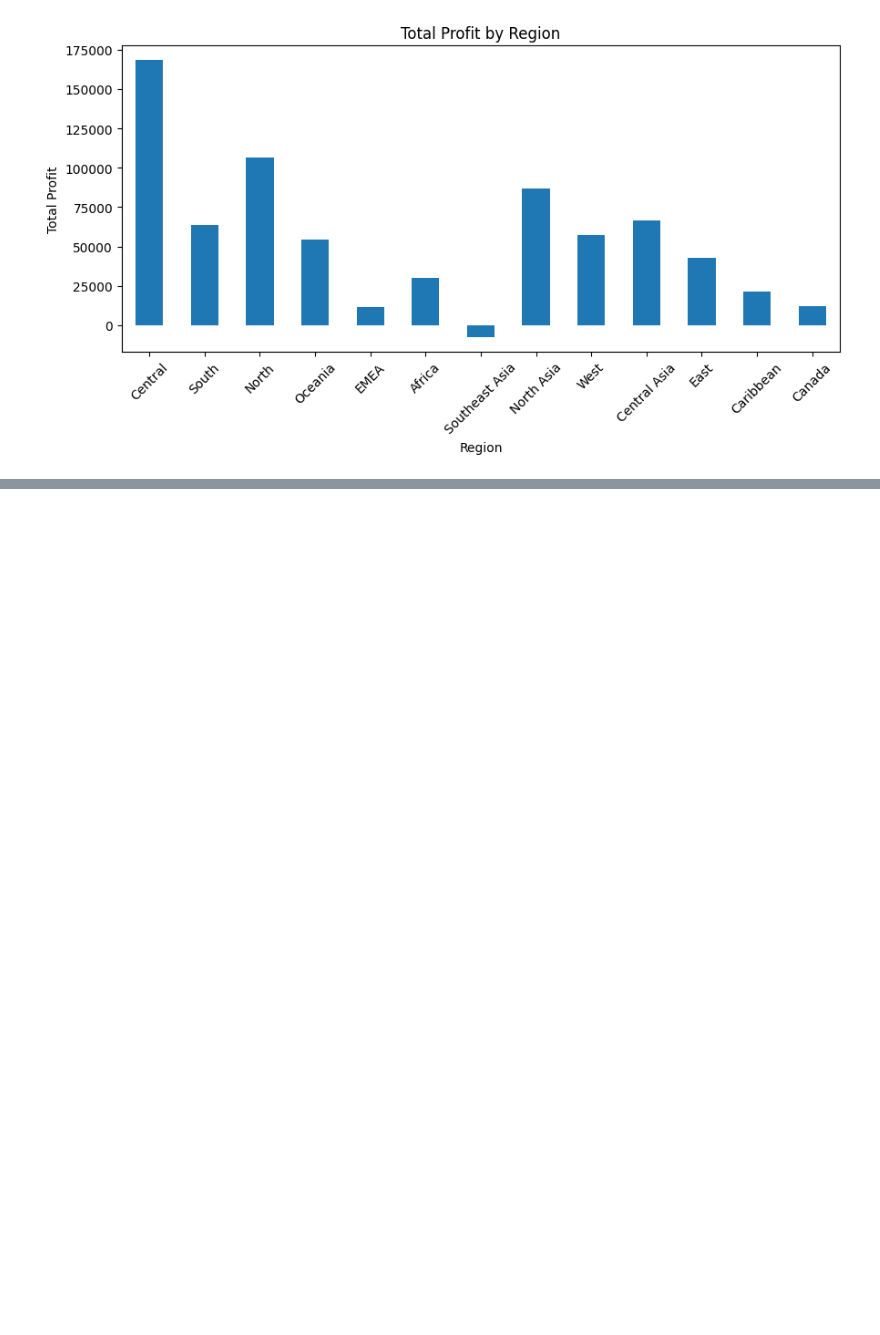
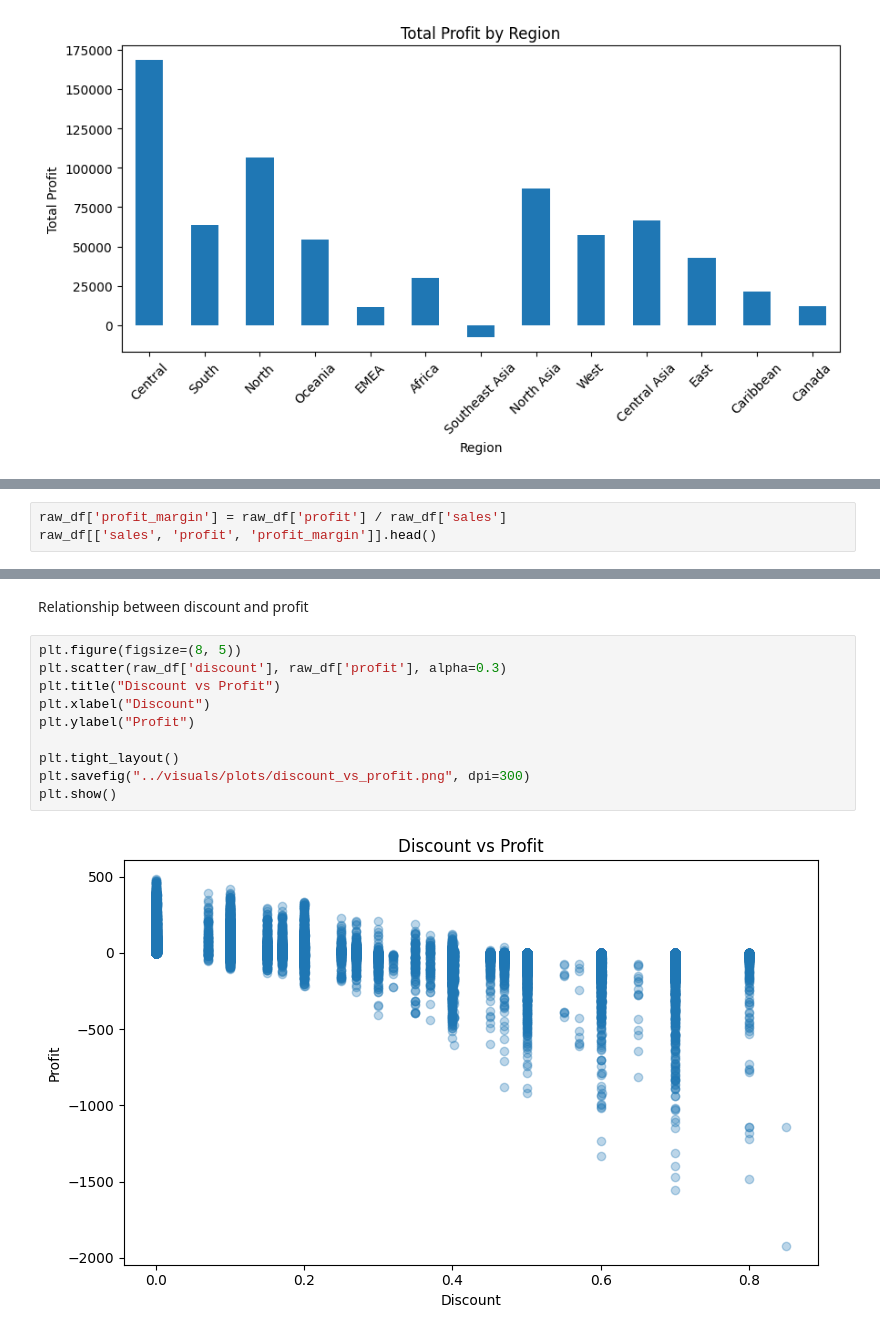
Before and after one commit to ayushbamaniya04-source/Business-Data-Analysis, a Jupyter notebook: notebook/analysis.ipynb, the cells around one changed output, grey strips where cells are left out. Drawn from its saved outputs; the diff is of its cells as text; blank space fills up the shorter version.

Commit message:
Analyze relationship between discount and profit

```diff
--- a/notebook/analysis.ipynb
+++ b/notebook/analysis.ipynb
@@ -342,0 +349,3 @@ Highest profit is coming from "Central" while the lowest is from "Southeast Asia
+# %%
+raw_df['profit_margin'] = raw_df['profit'] / raw_df['sales']
+raw_df[['sales', 'profit', 'profit_margin']].head()
@@ -342,0 +359,14 @@ Highest profit is coming from "Central" while the lowest is from "Southeast Asia
+# %% [markdown]
+Relationship between discount and profit
+# %%
+plt.figure(figsize=(8, 5))
+plt.scatter(raw_df['discount'], raw_df['profit'], alpha=0.3)
+plt.title("Discount vs Profit")
+plt.xlabel("Discount")
+plt.ylabel("Profit")
+
+plt.tight_layout()
+plt.savefig("../visuals/plots/discount_vs_profit.png", dpi=300)
+plt.show()
+# %% [output]
+[figure, added]
```
Also changed, not shown: parts of 6 cells of this notebook, 1 other file.
